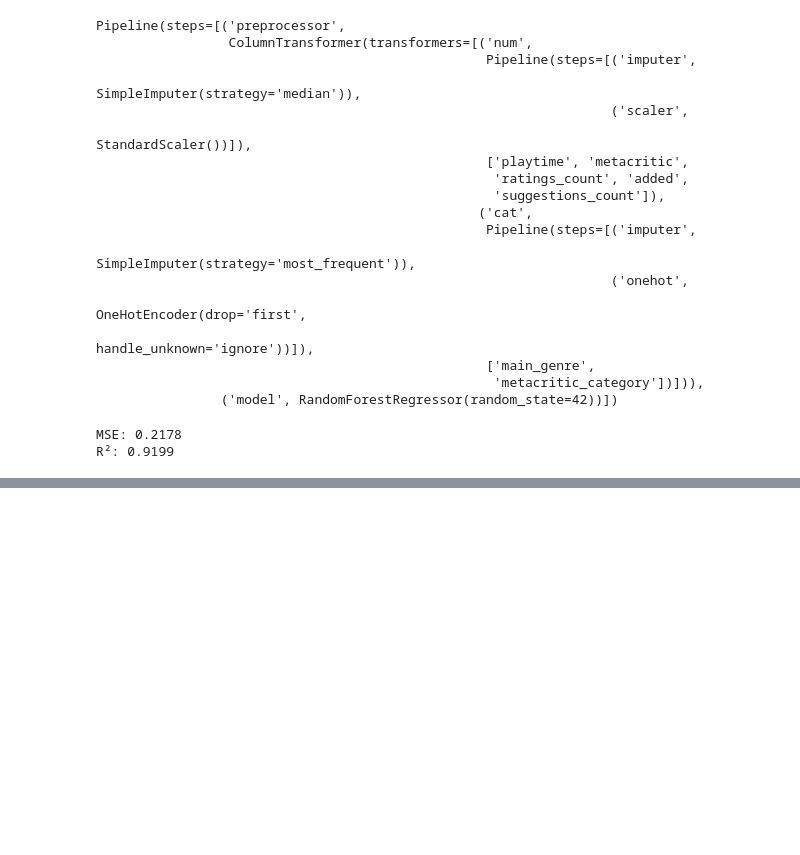
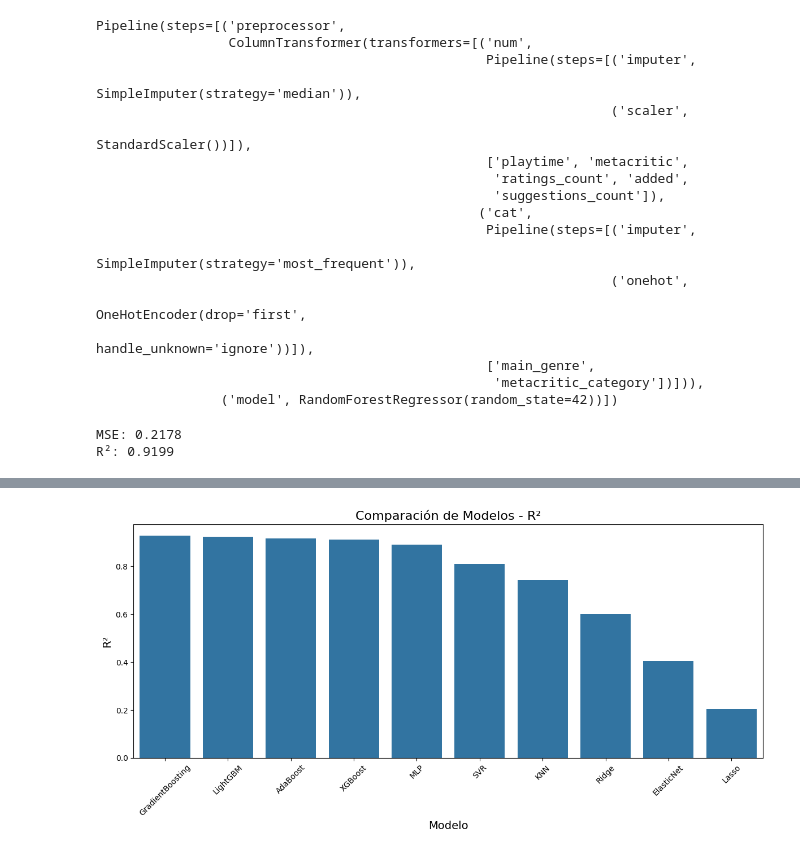
Before and after one commit to andreszaragoza/ML, a Jupyter notebook: notebooks/Procesadomejor.ipynb, the cells around one changed output, grey strips where cells are left out. Drawn from its saved outputs; the diff is of its cells as text; code cells hidden in the pictures; blank space fills up the shorter version.

```diff
--- a/notebooks/Procesadomejor.ipynb
+++ b/notebooks/Procesadomejor.ipynb
@@ -482,0 +592,32 @@ R²: 0.9199
+# %%
+# Evaluar cada modelo
+for name, model in models.items():
+    print(f"Evaluando {name}...")
+
+    # Entrenar modelo
+    model.fit(X_train_processed, y_train)
+
+    # Predecir
+    y_pred = model.predict(X_test_processed)
+
+    # Calcular métricas
+    mse = mean_squared_error(y_test, y_pred)
+    rmse = np.sqrt(mse)
+    mae = mean_absolute_error(y_test, y_pred)
+    r2 = r2_score(y_test, y_pred)
+
+    # Validación cruzada
+    cv_scores = cross_val_score(model, X_train_processed, y_train,
+                               cv=5, scoring='r2')
+    cv_r2 = cv_scores.mean()
+
+    # Guardar resultados - versión actualizada de pandas
+    new_row = pd.DataFrame({
+        'Model': [name],
+        'MSE': [mse],
+        'RMSE': [rmse],
+        'MAE': [mae],
+        'R2': [r2],
+        'CV_R2': [cv_r2]
+    })
+    results = pd.concat([results, new_row], ignore_index=True)
@@ -482,0 +642,2 @@ R²: 0.9199
+# %%
+results = results.sort_values('R2', ascending=False)
@@ -482,0 +661,12 @@ R²: 0.9199
+# %%
+# Visualizar comparación de R2
+plt.figure(figsize=(12, 6))
+sns.barplot(x='Model', y='R2', data=results)
+plt.title('Comparación de Modelos - R²', fontsize=16)
+plt.xlabel('Modelo', fontsize=14)
+plt.ylabel('R²', fontsize=14)
+plt.xticks(rotation=45)
+plt.tight_layout()
+plt.show()
+# %% [output]
+[figure, added]
```
Also changed, not shown: parts of 16 cells of this notebook, 11 other files.
